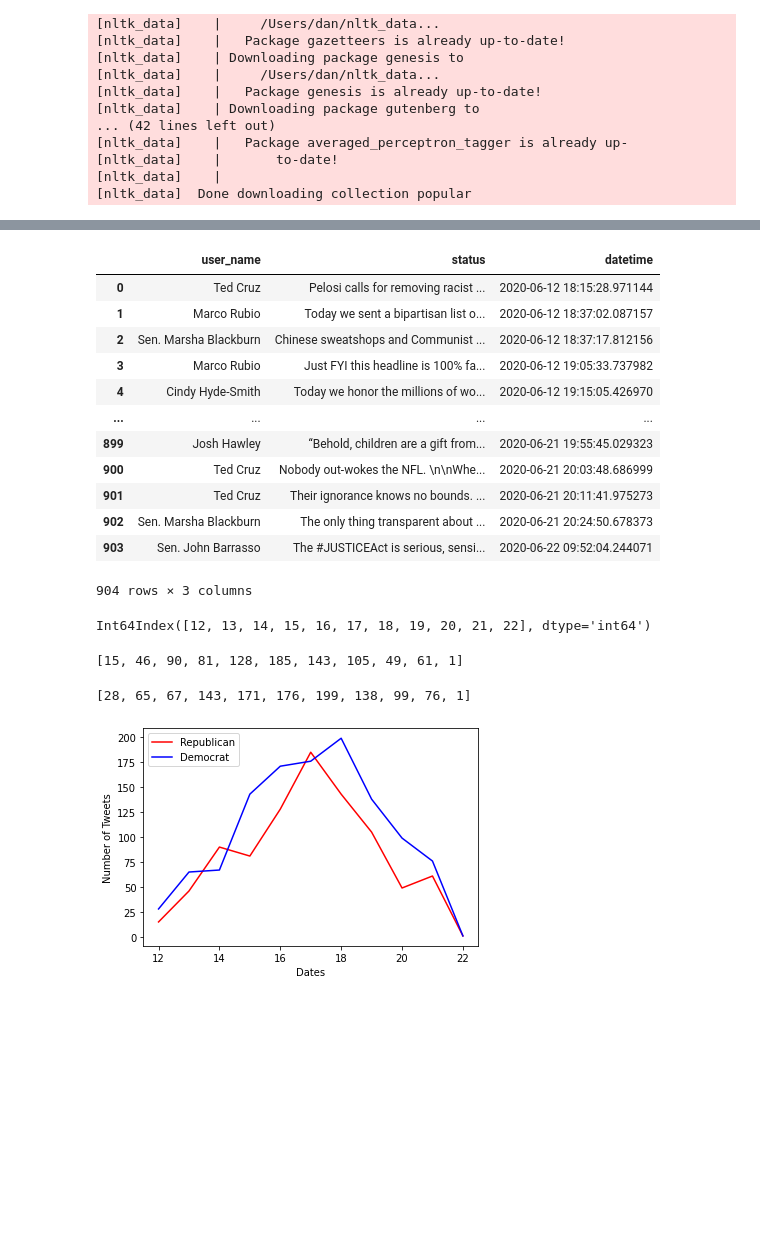
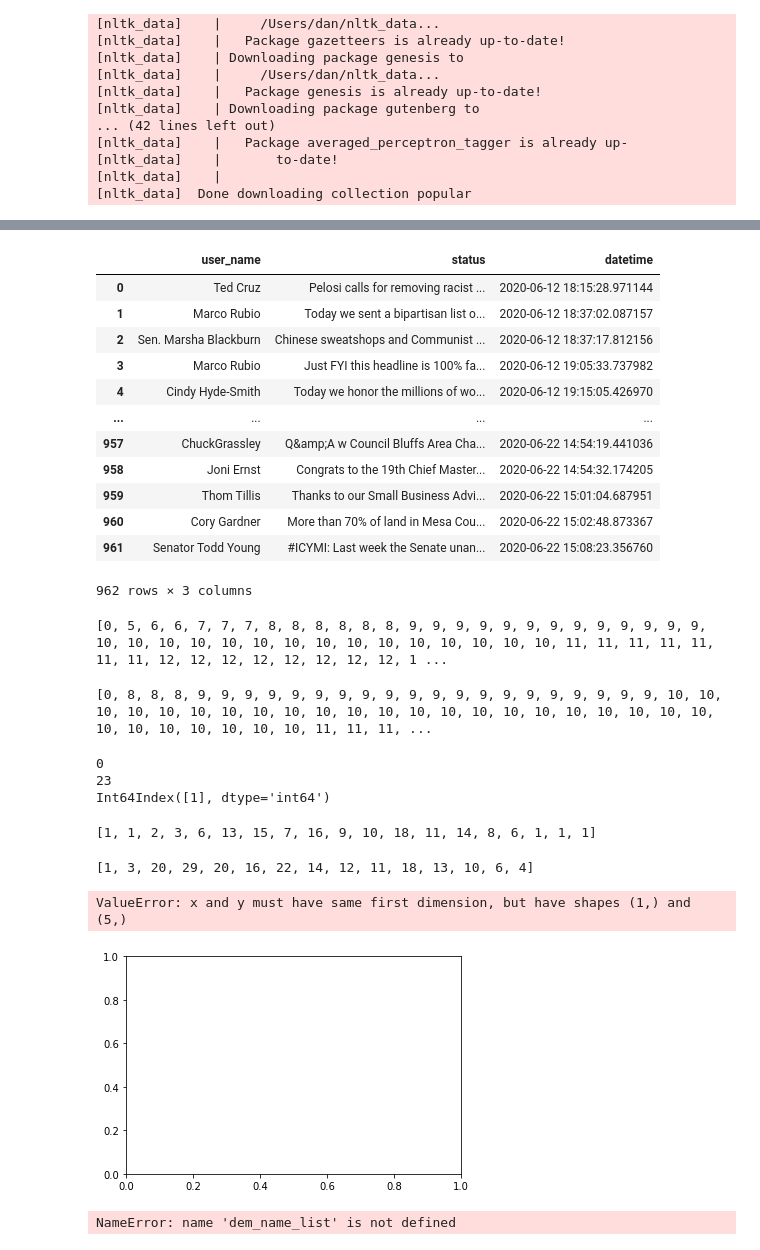
Before and after one commit to DanFilla/Twitter-API, a Jupyter notebook: data_analysis/pandas_analysis.ipynb, the cells around one changed output, grey strips where cells are left out. Saved outputs shown, nothing was run; the diff lists cells and outputs as text; code cells hidden in the pictures; blank space fills up the shorter version.

```diff
--- a/data_analysis/pandas_analysis.ipynb
+++ b/data_analysis/pandas_analysis.ipynb
@@ -25,8 +25,8 @@ plt.close('all')
 [nltk_data]    |
 [nltk_data]  Done downloading collection popular
 # %%
-dem_df = pd.read_csv("../Democrats/data/dem_data/dem_status_data.csv")
-rep_df = pd.read_csv("../Republicans/data/rep_data/rep_status_data.csv")
+dem_df = pd.read_csv("../Democrats/data/dem_data/dem_status_data_former.csv")
+rep_df = pd.read_csv("../Republicans/data/rep_data/rep_status_data_former.csv")
 # %%
 dem_df
 # %% [output]
@@ -53,27 +53,43 @@ rep_df
 | 3 | Marco Rubio | Just FYI this headline is 100% fa... | 2020-06-12 19:05:33.737982 |
 | 4 | Cindy Hyde-Smith | Today we honor the millions of wo... | 2020-06-12 19:15:05.426970 |
 | ... | ... | ... | ... |
-| 899 | Josh Hawley | “Behold, children are a gift from... | 2020-06-21 19:55:45.029323 |
-| 900 | Ted Cruz | Nobody out-wokes the NFL. \n\nWhe... | 2020-06-21 20:03:48.686999 |
-| 901 | Ted Cruz | Their ignorance knows no bounds. ... | 2020-06-21 20:11:41.975273 |
-| 902 | Sen. Marsha Blackburn | The only thing transparent about ... | 2020-06-21 20:24:50.678373 |
-| 903 | Sen. John Barrasso | The #JUSTICEAct is serious, sensi... | 2020-06-22 09:52:04.244071 |
+| 957 | ChuckGrassley | Q&amp;A w Council Bluffs Area Cha... | 2020-06-22 14:54:19.441036 |
+| 958 | Joni Ernst | Congrats to the 19th Chief Master... | 2020-06-22 14:54:32.174205 |
+| 959 | Thom Tillis | Thanks to our Small Business Advi... | 2020-06-22 15:01:04.687951 |
+| 960 | Cory Gardner | More than 70% of land in Mesa Cou... | 2020-06-22 15:02:48.873367 |
+| 961 | Senator Todd Young | #ICYMI: Last week the Senate unan... | 2020-06-22 15:08:23.356760 |
-904 rows × 3 columns
+962 rows × 3 columns
 # %%
 rep_date_list = []
 for i in range(len(rep_df['datetime'])):
-    rep_date_list.append(datetime.datetime.strptime(rep_df['datetime'].iloc[i], "%Y-%m-%d %H:%M:%S.%f").day)
+    if datetime.datetime.strptime(rep_df['datetime'].iloc[i], "%Y-%m-%d %H:%M:%S.%f").day == 18:
+        rep_date_list.append(datetime.datetime.strptime(rep_df['datetime'].iloc[i], "%Y-%m-%d %H:%M:%S.%f").hour)
+
+print(rep_date_list)
+# %% [output]
+[0, 5, 6, 6, 7, 7, 7, 8, 8, 8, 8, 8, 8, 9, 9, 9, 9, 9, 9, 9, 9, 9, 9, 9, 9, 9, 10, 10, 10, 10, 10, 10, 10, 10, 10, 10, 10, 10, 10, 10, 10, 11, 11, 11, 11, 11, 11, 11, 12, 12, 12, 12, 12, 12, 12, 12, 1 ...
 # %%
 dem_date_list = []
 for j in range(len(dem_df['datetime'])):
-    dem_date_list.append(datetime.datetime.strptime(dem_df['datetime'].iloc[j], "%Y-%m-%d %H:%M:%S.%f").day)
+    if datetime.datetime.strptime(dem_df['datetime'].iloc[j], "%Y-%m-%d %H:%M:%S.%f").day == 18:
+        dem_date_list.append(datetime.datetime.strptime(dem_df['datetime'].iloc[j], "%Y-%m-%d %H:%M:%S.%f").hour)
+
+print(dem_date_list)
+# %% [output]
+[0, 8, 8, 8, 9, 9, 9, 9, 9, 9, 9, 9, 9, 9, 9, 9, 9, 9, 9, 9, 9, 9, 9, 9, 10, 10, 10, 10, 10, 10, 10, 10, 10, 10, 10, 10, 10, 10, 10, 10, 10, 10, 10, 10, 10, 10, 10, 10, 10, 10, 10, 10, 10, 11, 11, 11, ...
 # %%
 current_date = datetime.datetime.now().strftime('%m-%d-%y')
 
-date_range = pd.date_range(start='06-12-2020', end=current_date, freq='1D').day
+print(min(rep_date_list[0], dem_date_list[0]))
+print(max(rep_date_list[-1], dem_date_list[-1]))
+
+date_range = pd.date_range(start=min(rep_date_list[0], dem_date_list[0]), end=max(rep_date_list[-1], dem_date_list[-1]), freq='1H').day
+
 print(date_range)
 # %% [output]
-Int64Index([12, 13, 14, 15, 16, 17, 18, 19, 20, 21, 22], dtype='int64')
+0
+23
+Int64Index([1], dtype='int64')
 # %%
 # Find out how many tweets were tweeted on each day
 # For the Republicans
@@ -86,7 +102,7 @@ for x in temp:
 temp = list(temp)
 print(rep_freq_list)
 # %% [output]
-[15, 46, 90, 81, 128, 185, 143, 105, 49, 61, 1]
+[1, 1, 2, 3, 6, 13, 15, 7, 16, 9, 10, 18, 11, 14, 8, 6, 1, 1, 1]
 # %%
 # Find out how many tweets were tweeted on each day
 # For the Democrats
@@ -100,16 +116,20 @@ temp = list(temp)
 
 print(dem_freq_list)
 # %% [output]
-[28, 65, 67, 143, 171, 176, 199, 138, 99, 76, 1]
+[1, 3, 20, 29, 20, 16, 22, 14, 12, 11, 18, 13, 10, 6, 4]
 # %%
-plt.plot(date_range, rep_freq_list, label="Republican", color='r')
-plt.plot(date_range, dem_freq_list, label="Democrat", color='b')
+dem_date_list = np.array(dem_date_list)
+rep_date_list = np.array(rep_date_list)
+
+plt.plot(date_range, rep_freq_list[:5], label="Republican", color='r')
+plt.plot(date_range, dem_freq_list[:5], label="Democrat", color='b')
 plt.legend(loc="upper left")
 plt.xlabel("Dates")
 plt.ylabel("Number of Tweets")
 plt.show()
 # %% [output]
+ValueError: x and y must have same first dimension, but have shapes (1,) and (5,)
-[figure, old version]
+[figure, new version]
 # %%
 # parse user names out of the dataframe
 
@@ -136,6 +156,8 @@ for name in rep_names:
 
 
 all_name_count = sorted(all_name_count.items(), key=lambda x: x[1], reverse=True)
+# %% [output]
+NameError: name 'dem_name_list' is not defined
 # %%
 fig = plt.figure(figsize=(15,5))
 
```
Also changed, not shown: parts of 5 cells of this notebook, 7 other files.
